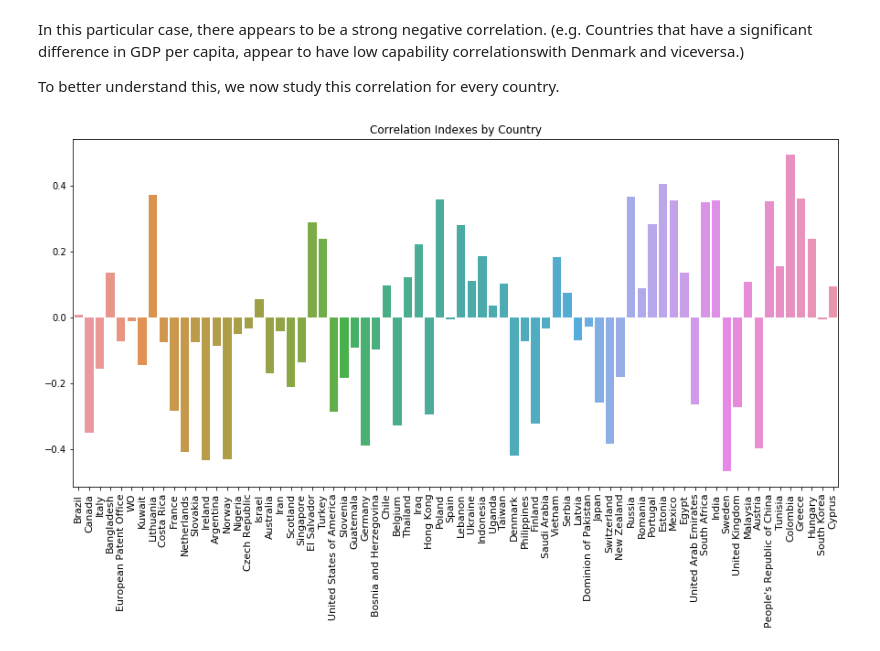
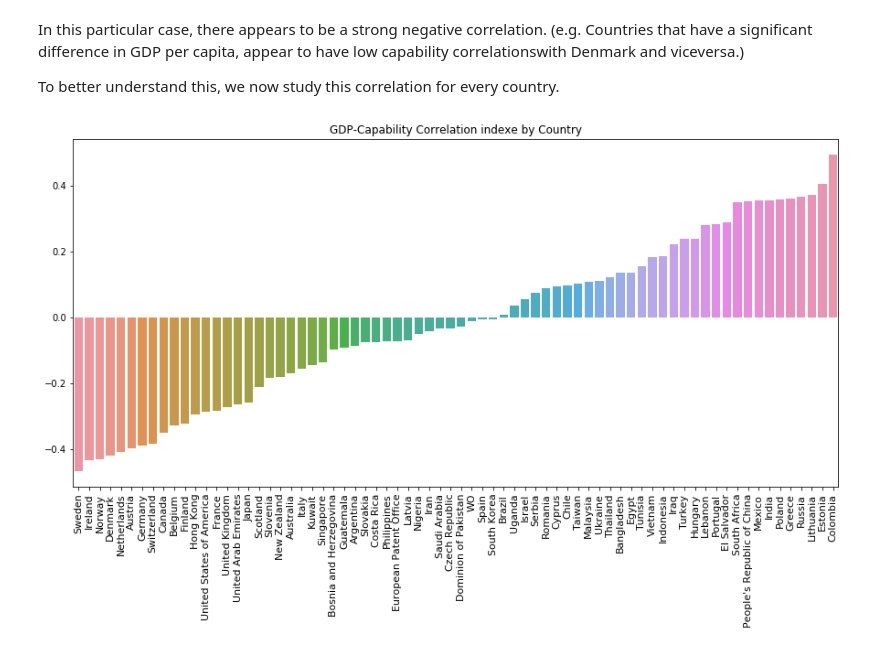
Before and after one commit to duarteocarmo/technological_capabilities, a Jupyter notebook: notebooks/2_1_Capability Correlations_Countries.ipynb, the cells around one changed output. Saved outputs shown, nothing was run; the diff lists cells and outputs as text; code cells hidden in the pictures.

Commit message:
Fixed Capability GDP correlation.

```diff
--- a/notebooks/2_1_Capability Correlations_Countries.ipynb
+++ b/notebooks/2_1_Capability Correlations_Countries.ipynb
@@ -721,28 +721,32 @@ To better understand this, we now study this correlation for every country.
 # %%
 pearson_dict = {}
 # for each country selected
 for country in clean_country_names:
 
     # find the matrix slice
     country_index = find_index(country, countries_available)
     histogram_data_gdps = gdps[:, country_index]
     histogram_data_corr = adapted_country_correlation[:, country_index]
 
     # remove the country itself from data and labels
     histogram_data_gpds = np.delete(histogram_data_gdps, country_index)
     histogram_data_corr = np.delete(histogram_data_corr, country_index)
     clean_country_names = np.delete(countries_available, country_index)
 
     # add entry to a dictionnary that dictionnary[country] = pearson correlation value
     pearson_dict[country] = stats.pearsonr(histogram_data_corr, histogram_data_gpds)[0]
+    #pearson_dict[country] = 1 - spatial.distance.cosine(histogram_data_corr, histogram_data_gpds)
 
 
-countries = pearson_dict.keys()
-correlations = pearson_dict.values()
+sorted_dict = sorted(pearson_dict.items(), key=operator.itemgetter(1))
+countries = [e[0] for e in sorted_dict]
+correlations = [e[1] for e in sorted_dict]
+
+
 plt.subplots(1,1,figsize=(15,7))
 sns.barplot(np.arange(len(correlations)), correlations)
 plt.xticks(np.arange(len(correlations)), countries, rotation=90, fontsize=11)
-plt.title('Correlation Indexes by Country')
+plt.title('GDP-Capability Correlation indexe by Country')
 plt.show()
 # %% [output]
-[figure, old version]
+[figure, new version]
```
Also changed, not shown: parts of 2 cells of this notebook.
